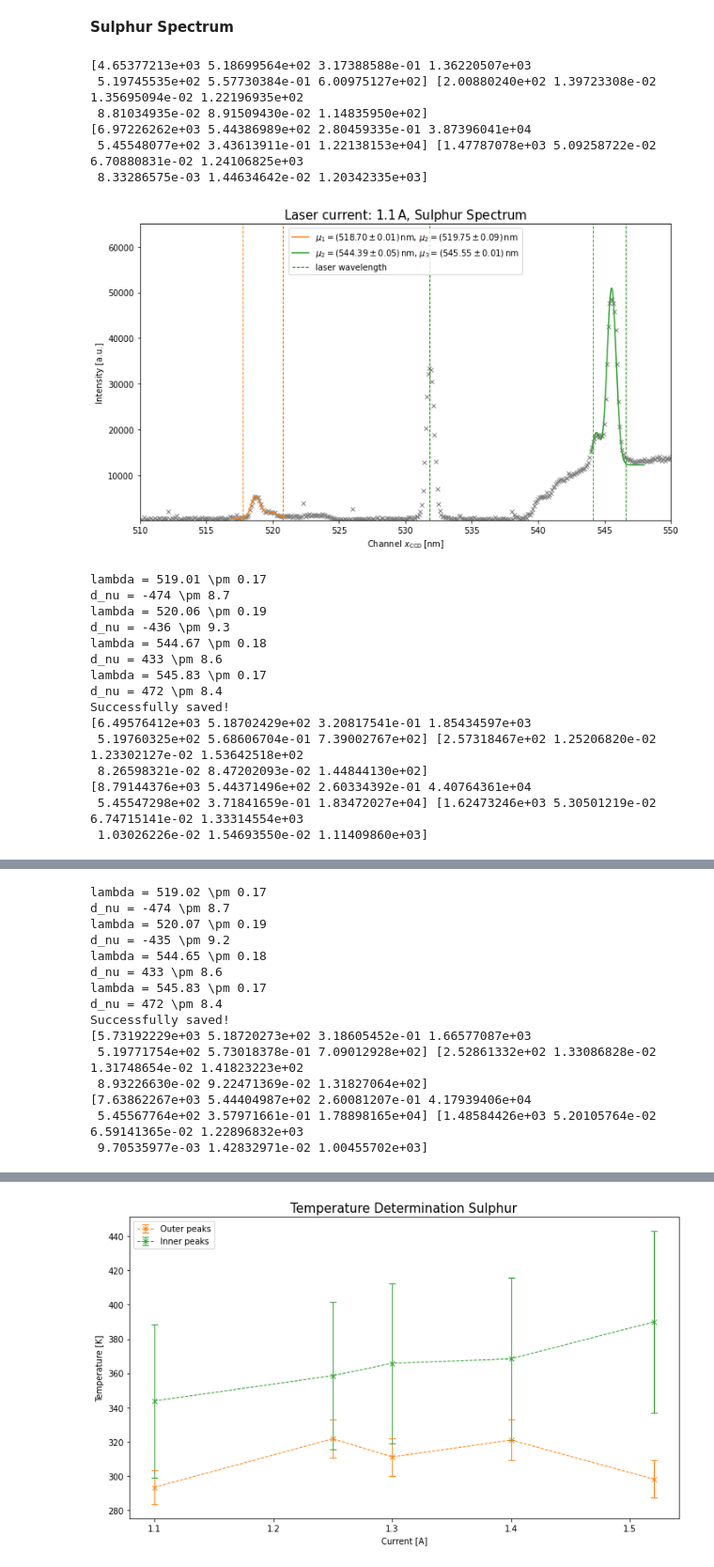
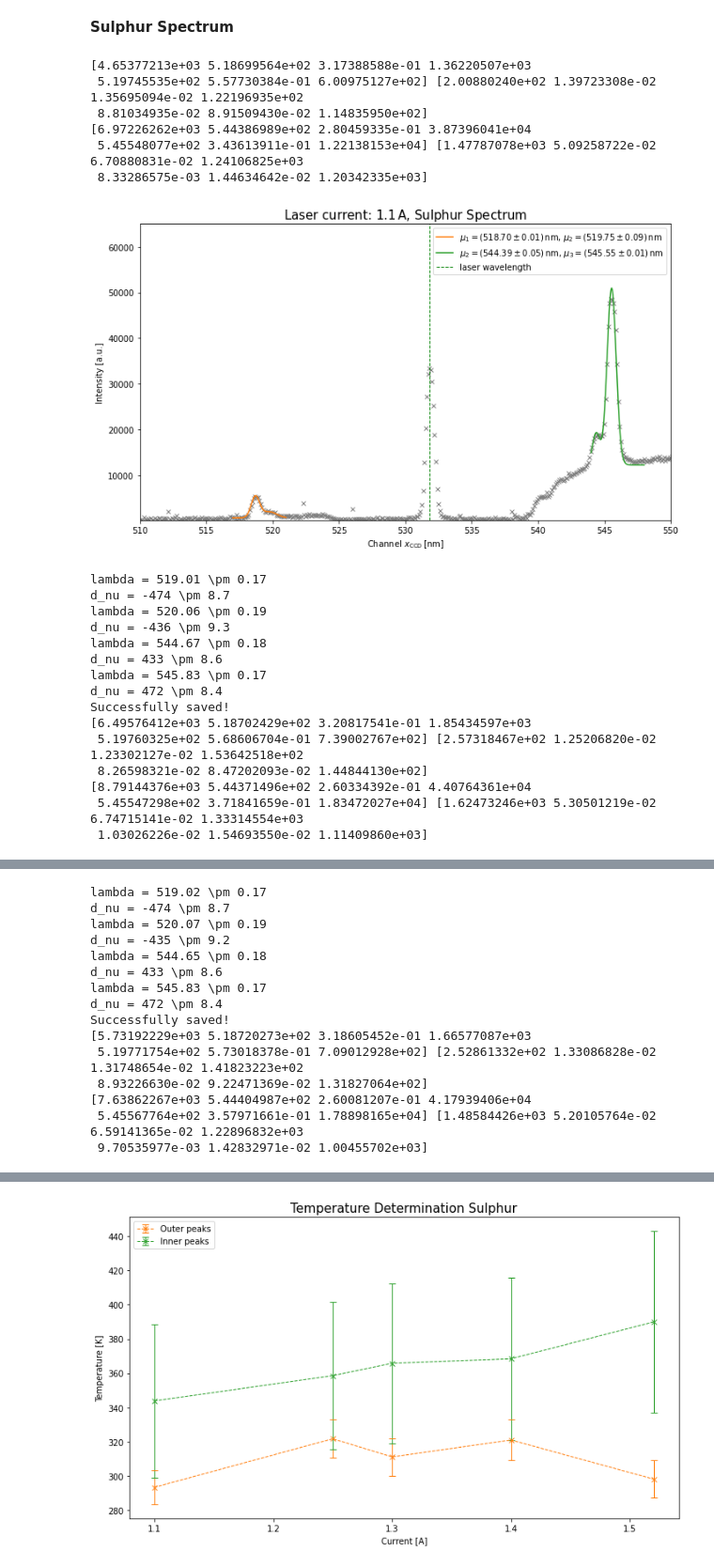
Before and after one commit to nicolaigoelz/Raman, a Jupyter notebook: Sulfur.ipynb, the cells around one changed output, grey strips where cells are left out. Shown at 94% size. Saved outputs shown, nothing was run; the diff lists cells and outputs as text; code cells hidden in the pictures.

```diff
--- a/Sulfur.ipynb
+++ b/Sulfur.ipynb
@@ -264,35 +264,35 @@ for i in range(len(currents)):
     df = pd.read_csv(file, skiprows=17, skipfooter=1, sep='\t', names=['Channel', 'Counts'],
                      decimal=',', engine = 'python')
     title = 'Laser current: ' + str(current)+r'$\,$A, Sulphur Spectrum'
     N = 2
 
     y_counts = df['Counts']
 
     coefficients, covariance = fit_func(N=N, x=df['Channel'], y=y_counts, a=a[i],
                                         p0s=p0s,p1s=p1s, func1=func1, func2=func2,show=True)
     parameters[i,:] = coefficients
     u_params[i,:] = np.sqrt(covariance)
     draw_spectrum(num_fit=N, x=df['Channel'], y=y_counts, a=a[i], xaxis=xaxis,
                   xaxis1=xaxis1, coefficients=coefficients, covariance=covariance, title=title,
                   func1=func1, func2=func2,concentration=current,log=False,ylims=[100,65000],
-                  xlims=[510,550],avline=True)
+                  xlims=[510,550],avline=False)
     wavelength, u_wavelength, dvs, u_dvs = save_params(current, coefficients, covariance)
     I = np.array([coefficients[0,0], coefficients[0,3], coefficients[1,0], coefficients[1,3]])
     u_I = np.sqrt(np.array([covariance[0,0,0], covariance[0,3,3], covariance[1,0,0], covariance[1,3,3]]))
     # print("I=",I)
     # print(u_I)
     # print(wavelength)
     T1, uT1, T2, uT2 = Temperature(I, u_I, np.array(wavelength), np.array(u_wavelength), np.array(dvs), np.array(u_dvs))
     Temperatures[i,0,:] = T1, uT1
     Temperatures[i,1,:] = T2, uT2
 # %% [output]
 [4.65377213e+03 5.18699564e+02 3.17388588e-01 1.36220507e+03
  5.19745535e+02 5.57730384e-01 6.00975127e+02] [2.00880240e+02 1.39723308e-02 1.35695094e-02 1.22196935e+02
  8.81034935e-02 8.91509430e-02 1.14835950e+02]
 [6.97226262e+03 5.44386989e+02 2.80459335e-01 3.87396041e+04
  5.45548077e+02 3.43613911e-01 1.22138153e+04] [1.47787078e+03 5.09258722e-02 6.70880831e-02 1.24106825e+03
  8.33286575e-03 1.44634642e-02 1.20342335e+03]
-[figure, old version]
+[figure, new version]
 lambda = 519.01 \pm 0.17
 d_nu = -474 \pm 8.7
 lambda = 520.06 \pm 0.19
```
Also changed, not shown: parts of 6 cells of this notebook, 4 other files.
